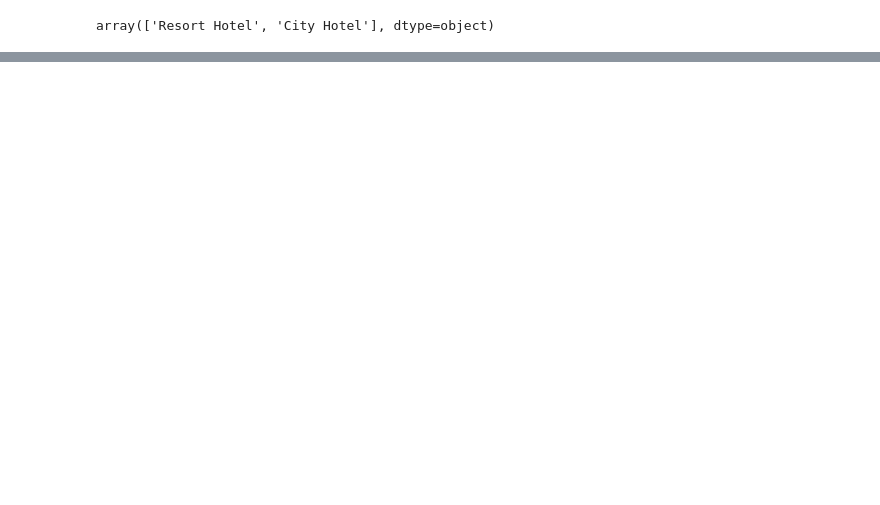
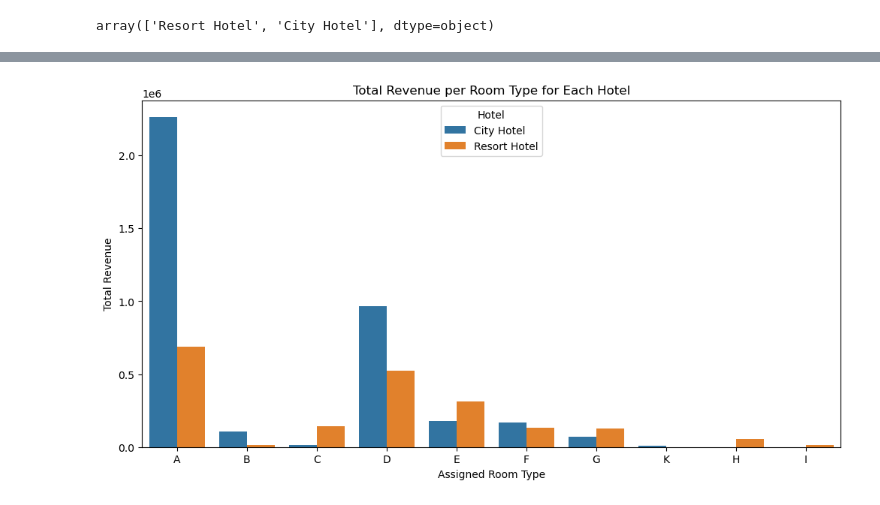
Before and after one commit to pin164/project_1, a Jupyter notebook: Untitled.ipynb, the cells around one changed output, grey strips where cells are left out. Saved outputs shown, nothing was run; the diff lists cells and outputs as text; code cells hidden in the pictures; blank space fills up the shorter version.

```diff
--- a/Untitled.ipynb
+++ b/Untitled.ipynb
@@ -26,0 +51,25 @@ array(['Direct', 'Corporate', 'Online TA', 'Offline TA/TO',
+# %%
+import matplotlib.pyplot as plt
+import seaborn as sns
+
+# Calculate the total revenue per room type for each hotel
+hotel_room_revenue = hotel_bookings.groupby(['hotel', 'assigned_room_type']).agg({'adr': 'sum'}).reset_index()
+
+# Rename columns for clarity
+hotel_room_revenue.columns = ['Hotel', 'Assigned Room Type', 'Total Revenue']
+
+# Set the size of the plot
+plt.figure(figsize=(12, 6))
+
+# Create the bar chart
+sns.barplot(data=hotel_room_revenue, x='Assigned Room Type', y='Total Revenue', hue='Hotel')
+
+# Set the title and labels
+plt.title('Total Revenue per Room Type for Each Hotel')
+plt.xlabel('Assigned Room Type')
+plt.ylabel('Total Revenue')
+
+# Display the bar chart
+plt.show()
+# %% [output]
+[figure, added]
```
Also changed, not shown: parts of 14 cells of this notebook, 5 other files.
